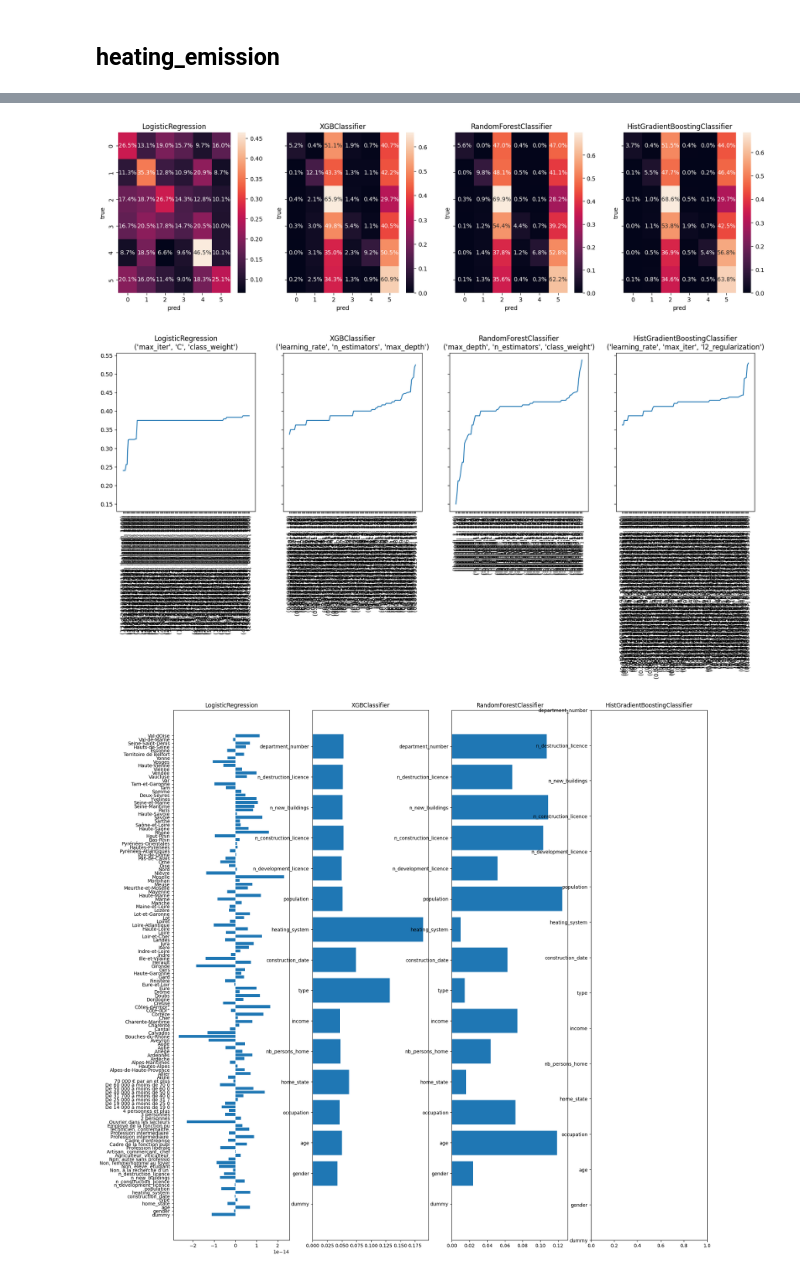
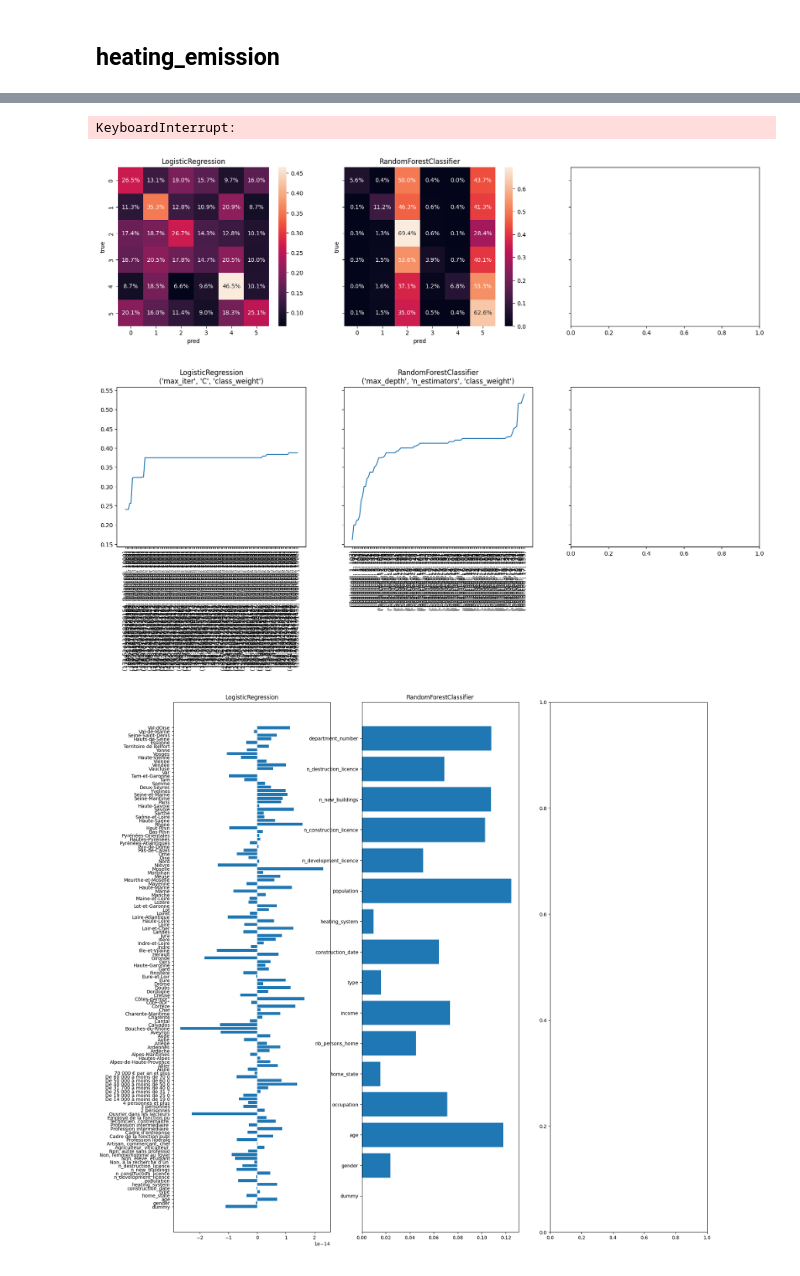
Before and after one commit to axrocheteau/renov_local, a Jupyter notebook: notebooks/pred_tremi_v2.ipynb, the cells around one changed output, grey strips where cells are left out. Drawn from its saved outputs; the diff is of its cells as text; code cells hidden in the pictures.

```diff
--- a/notebooks/pred_tremi_v2.ipynb
+++ b/notebooks/pred_tremi_v2.ipynb
@@ -259,7 +235,7 @@ not handled for this type of algorithm
 ## heating_emission
 # %%
 col_X_hot = [['occupation', 'nb_persons_home',
-              'income', 'department_number'], [], [], []]
+              'income', 'department_number'], [], []]
 col_y = ['heating_emission']
 col_X_not_hot = [[col[0] for col in training_em.dtypes if col[0] not in col_X_hot[i] + col_y] for i in range(len(col_X_hot))]
 print(col_X_not_hot)
@@ -271,16 +247,6 @@ hyperparams_models = [
         'max_iter': [1000],
         'C': uniform(1,1000),
         'class_weight': ['balanced'],
-    },
-    {
-        'learning_rate': uniform(0.03,0.3),
-        'n_estimators': randint(100,200),
-        # 'subsample' : [0.2, 0.5, 0.8, 1],
-        # 'criterion' : ['friedman_mse', 'squared_error'],
-        'max_depth': randint(1,20),
-        # 'max_features' : {'auto', 'sqrt', 'log2'}
-        # 'min_samples_split' : [2,5,10],
-        # 'min_samples_leaf' : [1,2,3],
     },
     {
         'max_depth' : randint(1,50),
@@ -306,12 +272,11 @@ hyperparams_models = [
 ]
 models = {
     'LogisticRegression': LogisticRegression,
-    'XGBClassifier': XGBClassifier,
     'RandomForestClassifier' : RandomForestClassifier,
     'HistGradientBoostingClassifier' : HistGradientBoostingClassifier,
 }
 best_models_em = all_in_one(training_em, dictionary, categorical_features, col_X_hot, col_X_not_hot, col_y,
-                         False, True, hyperparams_models, models, degree_poly=1, random_state=42, test_size=0.2)
+                         False, True, hyperparams_models, models, degree_poly=1, random_state=42, test_size=0.4, scoring='f1_micro')
 # %% [output]
 [['gender', 'age', 'home_state', 'type', 'construction_date', 'heating_system', 'population', 'n_development_licence', 'n_construction_licence', 'n_new_buildings', 'n_destruction_licence'], ['gender', ...
 0.2566358024691358 {'C': 6.522117123602399, 'class_weight': 'balanced', 'max_iter': 1000}
@@ -322,3 +284,4 @@ not handled for this type of algorithm
+KeyboardInterrupt:
-[figure, old version]
+[figure, new version]
-[figure, old version]
+[figure, new version]
-[figure, old version]
+[figure, new version]
```
Also changed, not shown: parts of 3 cells of this notebook, 10 other files.
